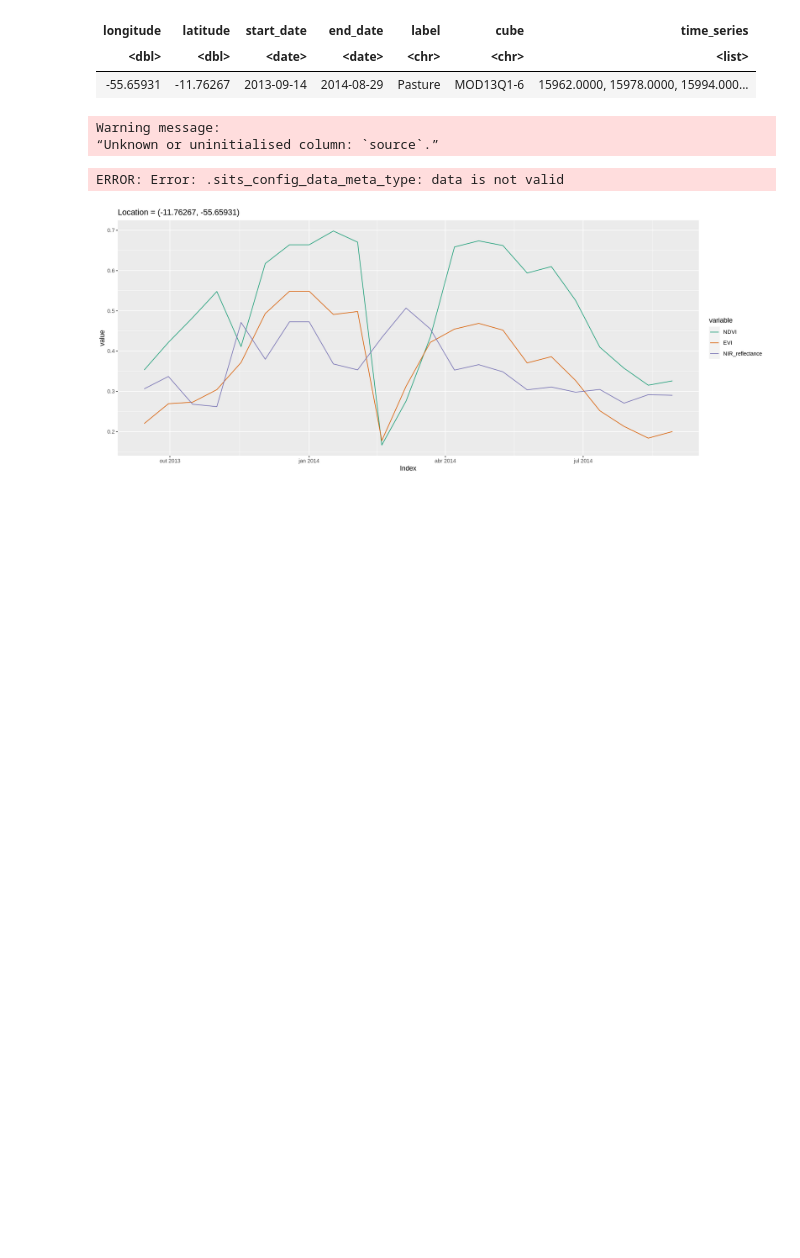
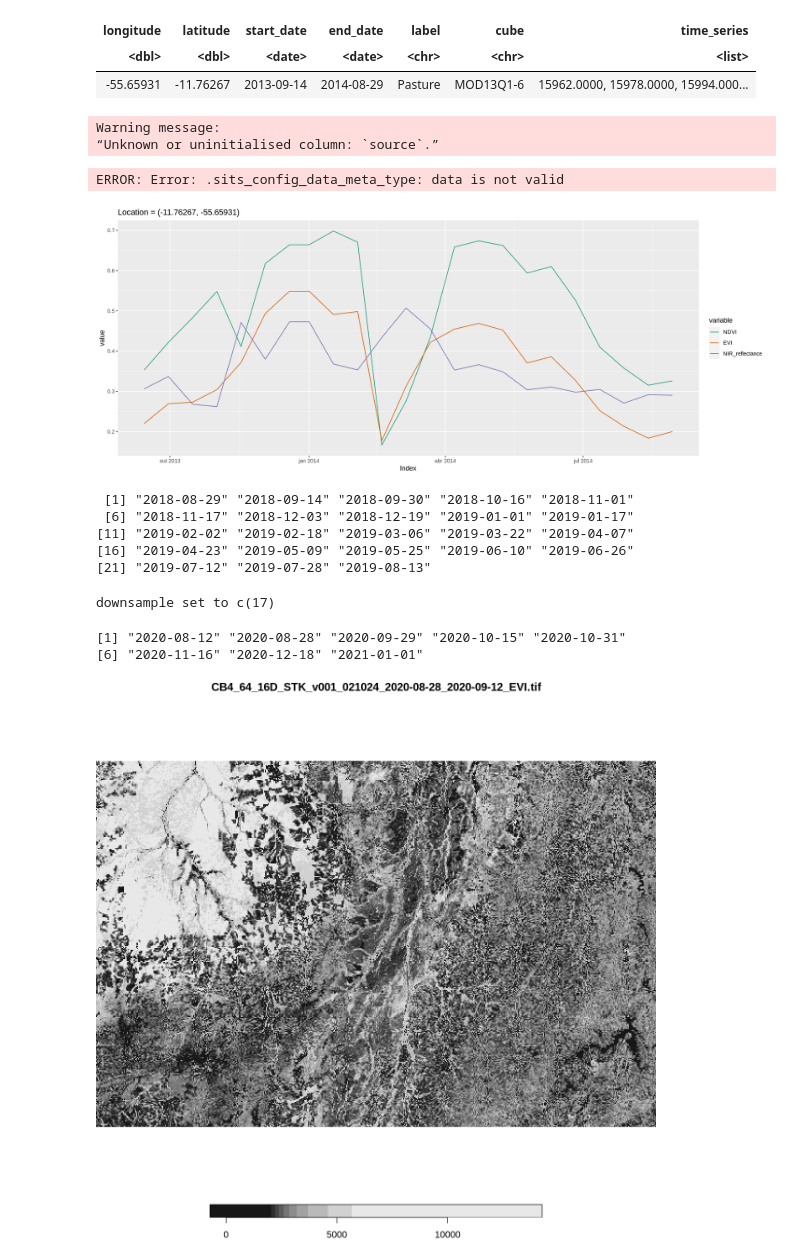
Before and after one commit to AbnerErnaniADSFatec/sample-assessment-data-science, a Jupyter notebook: testes_r.ipynb, the cells around one changed output. Saved outputs shown, nothing was run; the diff lists cells and outputs as text; code cells hidden in the pictures; blank space fills up the shorter version.

Commit message:
creating local data cubes

```diff
--- a/testes_r.ipynb
+++ b/testes_r.ipynb
@@ -255,3 +255,45 @@ options(repr.plot.width = 15, repr.plot.height = 6)
 plot(response)
 # %% [output]
 [figure]
+# %%
+data_dir <- system.file("extdata/CBERS", package = "sitsdata")
+cbers_cube <- sits_cube(
+    source     = "LOCAL",
+    name       = "cbers_022024",
+    satellite  = "CBERS-4",
+    sensor     = "AWFI",
+    resolution = "64m",
+    data_dir   = data_dir,
+    parse_info = c("X1", "X2", "X3", "X4", "tile", "date", "X5", "band")
+)
+options(repr.plot.width = 10, repr.plot.height = 10)
+# plot(cbers_cube, band = "EVI", time = 2)
+
+sits_timeline(cbers_cube)
+# %% [output]
+ [1] "2018-08-29" "2018-09-14" "2018-09-30" "2018-10-16" "2018-11-01"
+ [6] "2018-11-17" "2018-12-03" "2018-12-19" "2019-01-01" "2019-01-17"
+[11] "2019-02-02" "2019-02-18" "2019-03-06" "2019-03-22" "2019-04-07"
+[16] "2019-04-23" "2019-05-09" "2019-05-25" "2019-06-10" "2019-06-26"
+[21] "2019-07-12" "2019-07-28" "2019-08-13"
+# %%
+# data_dir <- system.file("extdata/large-data", package = "sitsdata")
+data_dir <- "./large-data/CBERS-021024"
+cbers_cube <- sits_cube(
+    source     = "LOCAL",
+    name       = "cbers-021024",
+    satellite  = "CBERS-4",
+    sensor     = "AWFI",
+    resolution = "64m",
+    data_dir   = data_dir,
+    parse_info = c("X1", "X2", "X3", "X4", "X5", "tile", "date", "X6", "band")
+)
+options(repr.plot.width = 10, repr.plot.height = 10)
+plot(cbers_cube, band = "EVI", time = 2)
+
+sits_timeline(cbers_cube)
+# %% [output]
+downsample set to c(17)
+[1] "2020-08-12" "2020-08-28" "2020-09-29" "2020-10-15" "2020-10-31"
+[6] "2020-11-16" "2020-12-18" "2021-01-01"
+[figure, added]
```
Also changed, not shown: 1 other file.
